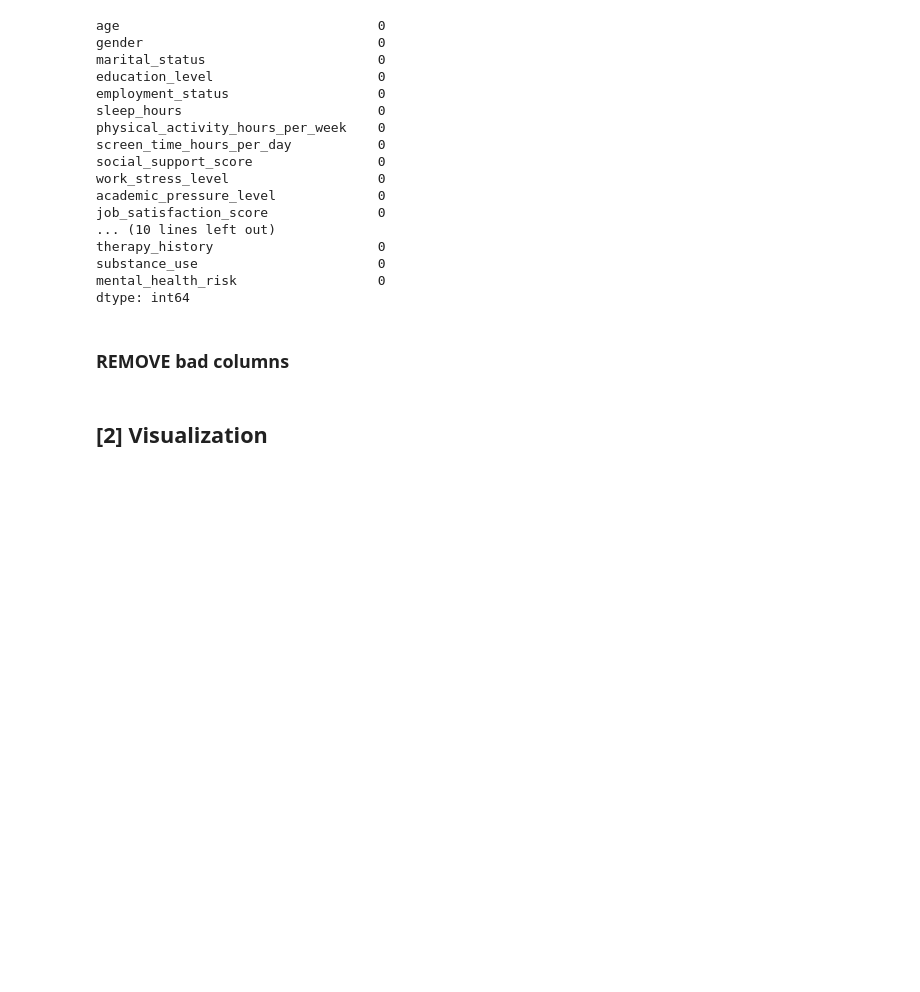
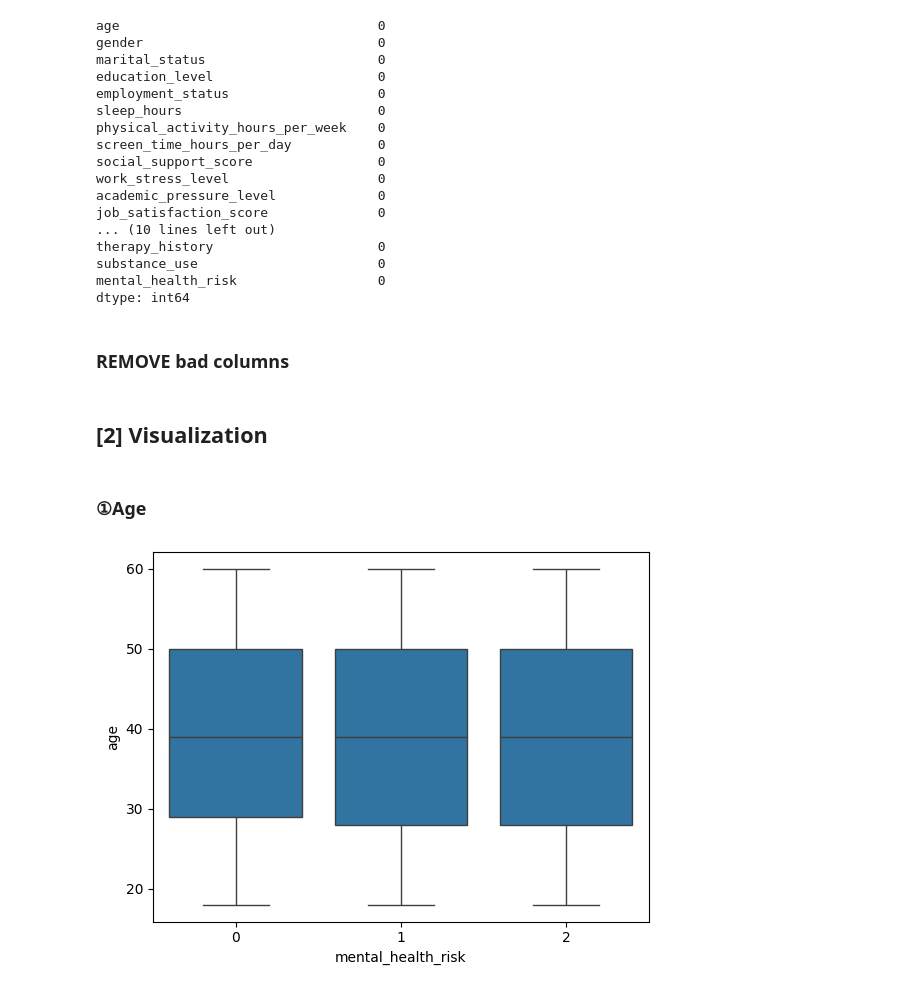
Before and after one commit to takumi230703/Mental-Health-Risk-Prediction, a Jupyter notebook: notebooks/model_comparison.ipynb, the cells around one changed output. Drawn from its saved outputs; the diff is of its cells as text; code cells hidden in the pictures; blank space fills up the shorter version.

Commit message:
Add visualization and model selection

```diff
--- a/notebooks/model_comparison.ipynb
+++ b/notebooks/model_comparison.ipynb
@@ -122,3 +122,10 @@ X = df.drop(drop_cols, axis=1)
 y = df["mental_health_risk"]
 # %% [markdown]
 ## [2] Visualization
+# %% [markdown]
+### ①Age
+# %%
+sns.boxplot(x="mental_health_risk", y="age", data=df)
+plt.show()
+# %% [output]
+[figure, added]
```
Also changed, not shown: parts of 25 cells of this notebook, 2 other files.
